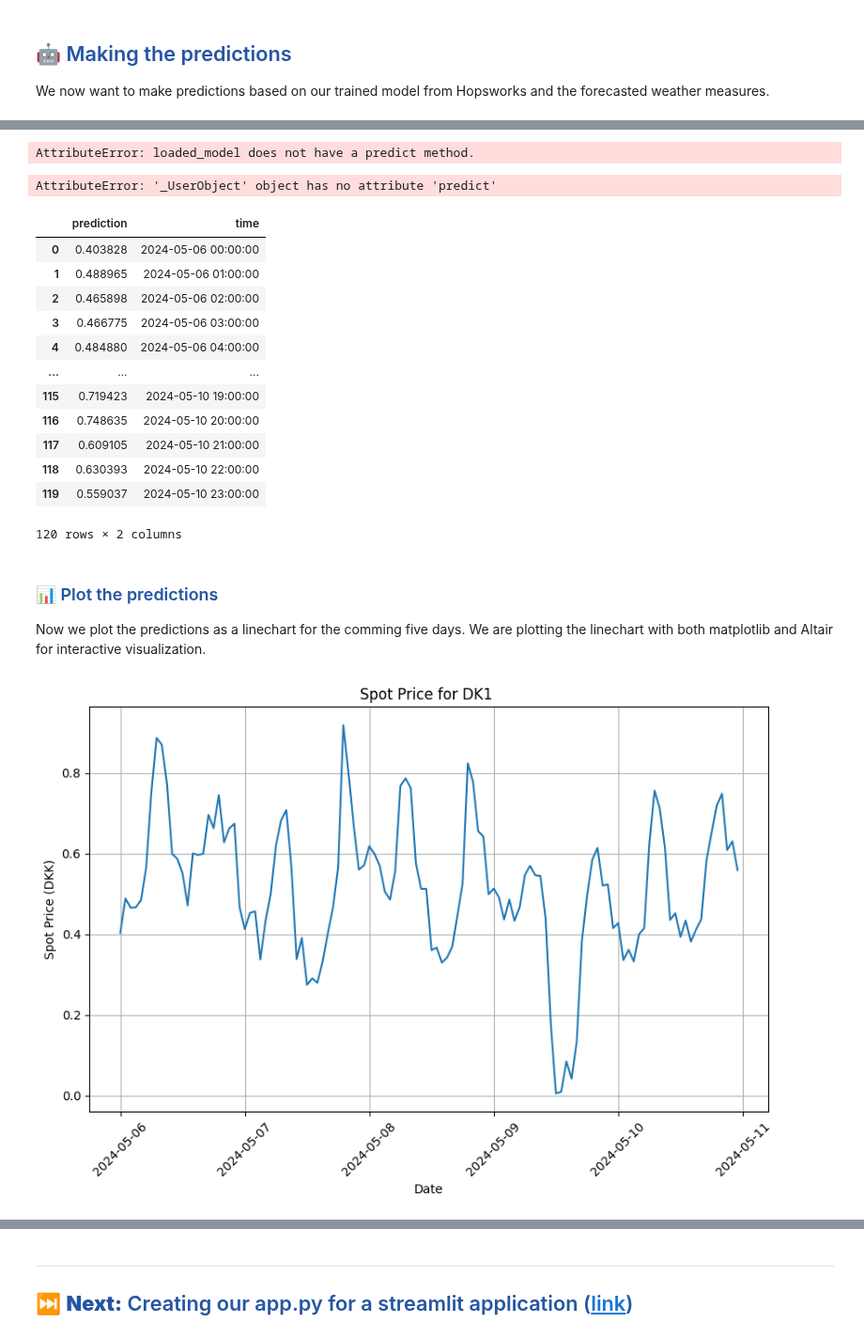
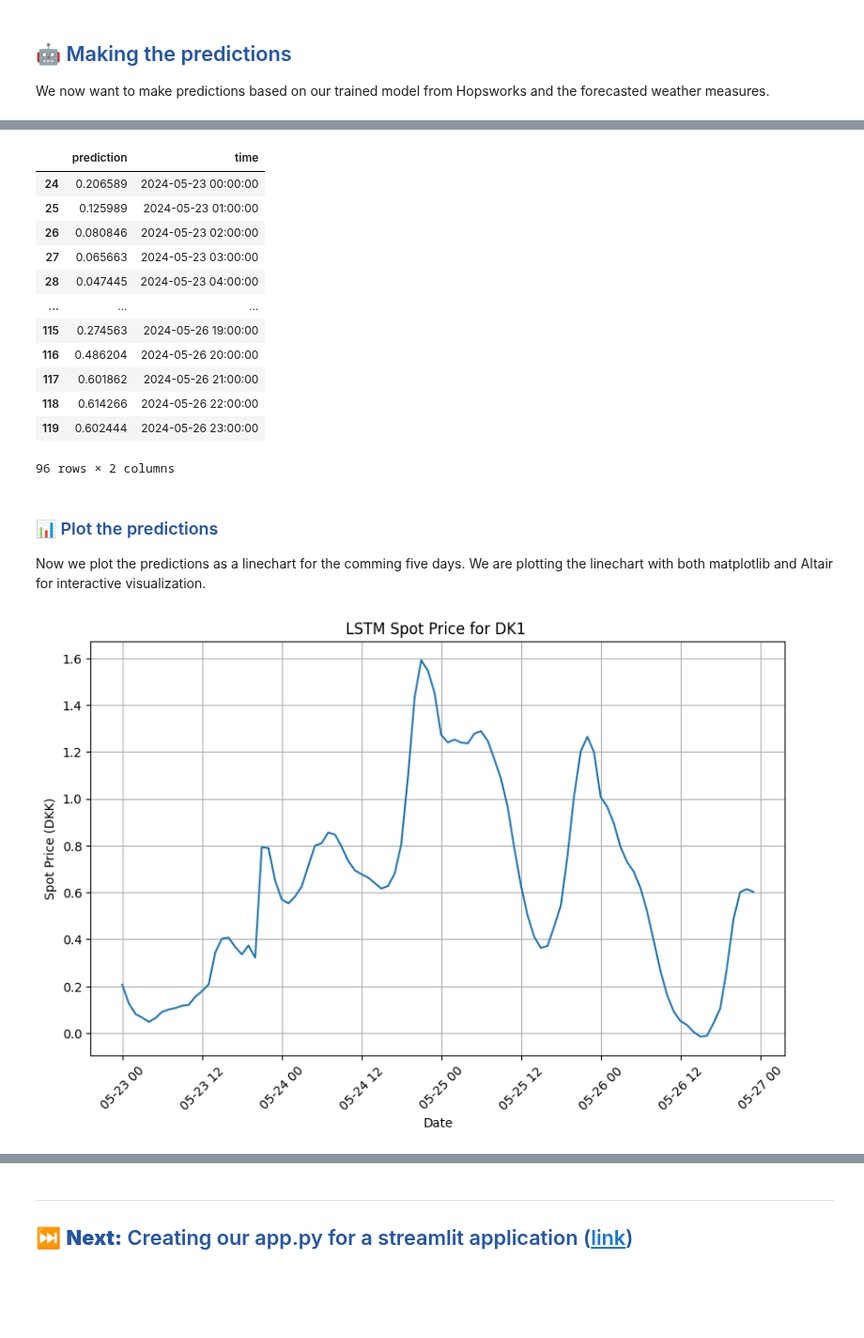
Before and after one commit to Benj3037/bds_m7_second-semester-project, a Jupyter notebook: pipeline/4_2_lstm_batch_inference.ipynb, the cells around one changed output, grey strips where cells are left out. Shown at 94% size. Saved outputs shown, nothing was run; the diff lists cells and outputs as text; code cells hidden in the pictures; blank space fills up the shorter version.

Commit message:
lstm inference

```diff
--- a/pipeline/4_2_lstm_batch_inference.ipynb
+++ b/pipeline/4_2_lstm_batch_inference.ipynb
@@ -167,15 +164,0 @@ ValueError: could not convert string to float: '2024-04-05 11:00:00+00:00'
-# %%
-
-# Fit the scaler only on the features (excluding the target variable)
-scaler = MinMaxScaler(feature_range=(0, 1))
-scaled_historical_features = scaler.fit_transform(df[features])
-
-# Scale the target variable separately
-target_scaler = MinMaxScaler(feature_range=(0, 1))
-scaled_historical_target = target_scaler.fit_transform(df[['dk1_spotpricedkk_kwh']])
-
-# Combine the scaled features and target for creating sequences
-scaled_historical_data = np.hstack((scaled_historical_features, scaled_historical_target))
-
-# Scale the new data using the same scaler fitted on the historical features
-scaled_new_data = scaler.transform(new_data[features])
@@ -183,0 +165,8 @@ ValueError: Boolean array expected for the condition, not object
+# %%
+# Prepare the data for LSTM model for the X_new_data
+time_steps = 25
+
+X_new_data = []
+for i in range(len(data) - time_steps + 1):
+    X_new_data.append(data[i:(i + time_steps), :])
+X_new_data = np.array(X_new_data)
@@ -194,21 +181,19 @@ AttributeError: 'Model' object has no attribute 'predict'
-# %%
-# Ensure that loaded_model is an instance of a model class that has a predict method
-if hasattr(loaded_model, 'predict'):
-    predictions = loaded_model.predict(data)
-else:
-    raise AttributeError("loaded_model does not have a predict method.")
-# %% [output]
-AttributeError: loaded_model does not have a predict method.
-# %%
-# Make predictions on forecast weather measures using the retrieved XGBoost Regressor model
-predictions = loaded_model.predict(data)
-# %% [output]
-AttributeError: '_UserObject' object has no attribute 'predict'
+# %%
+# Using the serving function to make predictions
+x = serving_function(tf.constant(X_new_data, dtype=tf.float32))
+
+# Extracting and converting the predictions to a NumPy array
+predictions = x[list(x.keys())[0]].numpy()
+
+# Inverse transform the predictions to get the original scale
+predictions = target_scaler.inverse_transform(predictions)
+
+print(predictions)
 # %%
-# Make a dictionary of the predictions and the corresponding time for the forecast weather measures
+# Combine predictions with datetime index from new_data (adjust index as needed)
 predictions_data = {
-    'prediction': predictions,
-    'time': new_data["datetime"],
+    'prediction': predictions.flatten(),  # Ensure predictions is 1D
+    'time': new_data['datetime'][24:]  # Adjust index for look_back
 }
 
 # Create a DataFrame from the predictions data
@@ -218,18 +203,18 @@ predictions_df = pd.DataFrame(predictions_data)
 predictions_df
 # %% [output]
 |  | prediction | time |
-| 0 | 0.403828 | 2024-05-06 00:00:00 |
-| 1 | 0.488965 | 2024-05-06 01:00:00 |
-| 2 | 0.465898 | 2024-05-06 02:00:00 |
-| 3 | 0.466775 | 2024-05-06 03:00:00 |
-| 4 | 0.484880 | 2024-05-06 04:00:00 |
+| 24 | 0.206589 | 2024-05-23 00:00:00 |
+| 25 | 0.125989 | 2024-05-23 01:00:00 |
+| 26 | 0.080846 | 2024-05-23 02:00:00 |
+| 27 | 0.065663 | 2024-05-23 03:00:00 |
+| 28 | 0.047445 | 2024-05-23 04:00:00 |
 | ... | ... | ... |
-| 115 | 0.719423 | 2024-05-10 19:00:00 |
-| 116 | 0.748635 | 2024-05-10 20:00:00 |
-| 117 | 0.609105 | 2024-05-10 21:00:00 |
-| 118 | 0.630393 | 2024-05-10 22:00:00 |
-| 119 | 0.559037 | 2024-05-10 23:00:00 |
+| 115 | 0.274563 | 2024-05-26 19:00:00 |
+| 116 | 0.486204 | 2024-05-26 20:00:00 |
+| 117 | 0.601862 | 2024-05-26 21:00:00 |
+| 118 | 0.614266 | 2024-05-26 22:00:00 |
+| 119 | 0.602444 | 2024-05-26 23:00:00 |
-120 rows × 2 columns
+96 rows × 2 columns
 # %% [markdown]
 ### <span style="color:#2656a3;">📊 Plot the predictions</span>
 
@@ -238,23 +223,23 @@ We are plotting the linechart with both matplotlib and Altair for interactive vi
 # %%
 # Importing matplotlib for plotting
 import matplotlib.pyplot as plt
 
 # Group the data by date and calculate the average temperature for each day
 daily_data = predictions_df.groupby('time')['prediction'].mean()
 
 # Create the plot
 plt.figure(figsize=(10, 6))
 plt.plot(daily_data.index, daily_data.values)
 plt.xlabel('Date')
 plt.ylabel('Spot Price (DKK)')
-plt.title('Spot Price for DK1 ')
+plt.title('LSTM Spot Price for DK1 ')
 plt.xticks(rotation=45)
 plt.grid(True)
 
 # Show the plot
 plt.show()
 # %% [output]
-[figure, old version]
+[figure, new version]
 # %%
 # Importing Altair for interactive visualization
 import altair as alt
```
Also changed, not shown: parts of 17 cells of this notebook.
